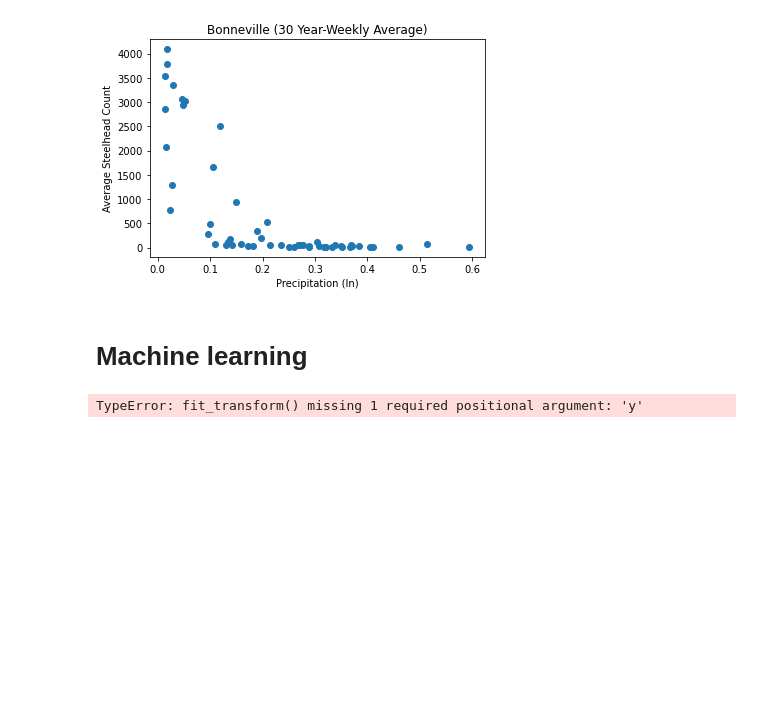
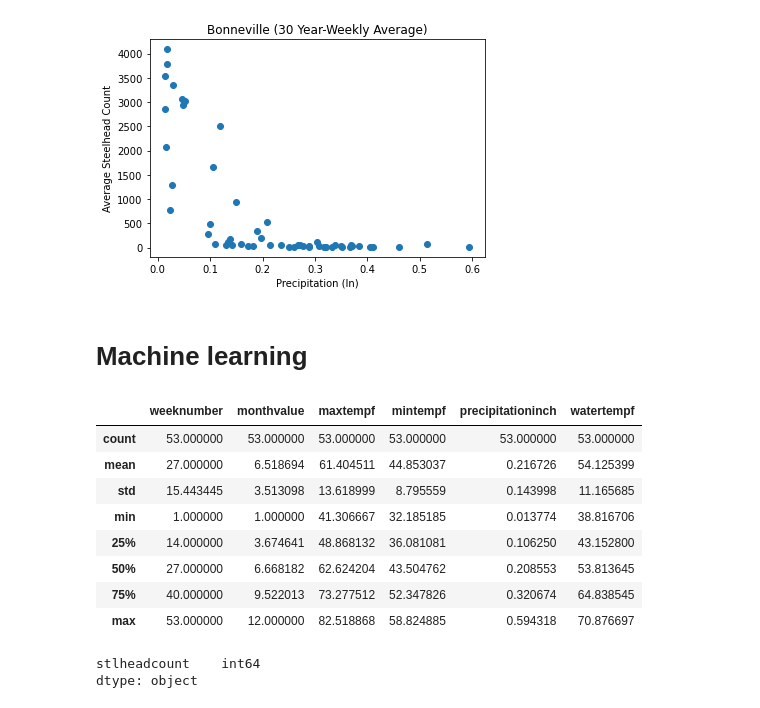
Before and after one commit to mthalken/fish_count, a Jupyter notebook: fish_ml_practice.ipynb, the cells around one changed output. Cells and saved outputs as stored; diff of their text form; code cells hidden in the pictures; blank space fills up the shorter version.

```diff
--- a/fish_ml_practice.ipynb
+++ b/fish_ml_practice.ipynb
@@ -64,7 +64,7 @@ week_df.head()
 | 3 | 4 | 1.000000 | 44.470588 | 35.082353 | 0.316706 | 38.816706 | 14.552941 |
 | 4 | 5 | 1.204819 | 47.132530 | 37.060241 | 0.461205 | 39.098072 | 16.879518 |
 # %%
-# week_df = week_df.astype({'stlheadcount': 'int64'}).dtypes
+week_df = week_df.astype({'stlheadcount': 'int64'})
 # %%
 week_df.dtypes
 # %% [output]
@@ -170,8 +171,3 @@ fit = week_df.apply(lambda X: )
-# %%
-lab_enc = preprocessing.LabelEncoder()
-encoded = week_df.apply(lab_enc.fit_transform())
-# %% [output]
-TypeError: fit_transform() missing 1 required positional argument: 'y'
 # %%
 # Creating features
 X = week_df.drop('stlheadcount', axis=1)
@@ -181,0 +181,17 @@ y = week_df.loc[:, target].copy()
+# %%
+X.describe()
+# %% [output]
+|  | weeknumber | monthvalue | maxtempf | mintempf | precipitationinch | watertempf |
+| count | 53.000000 | 53.000000 | 53.000000 | 53.000000 | 53.000000 | 53.000000 |
+| mean | 27.000000 | 6.518694 | 61.404511 | 44.853037 | 0.216726 | 54.125399 |
+| std | 15.443445 | 3.513098 | 13.618999 | 8.795559 | 0.143998 | 11.165685 |
+| min | 1.000000 | 1.000000 | 41.306667 | 32.185185 | 0.013774 | 38.816706 |
+| 25% | 14.000000 | 3.674641 | 48.868132 | 36.081081 | 0.106250 | 43.152800 |
+| 50% | 27.000000 | 6.668182 | 62.624204 | 43.504762 | 0.208553 | 53.813645 |
+| 75% | 40.000000 | 9.522013 | 73.277512 | 52.347826 | 0.320674 | 64.838545 |
+| max | 53.000000 | 12.000000 | 82.518868 | 58.824885 | 0.594318 | 70.876697 |
+# %%
+y.dtypes
+# %% [output]
+stlheadcount    int64
+dtype: object
```
Also changed, not shown: parts of 33 cells of this notebook.
